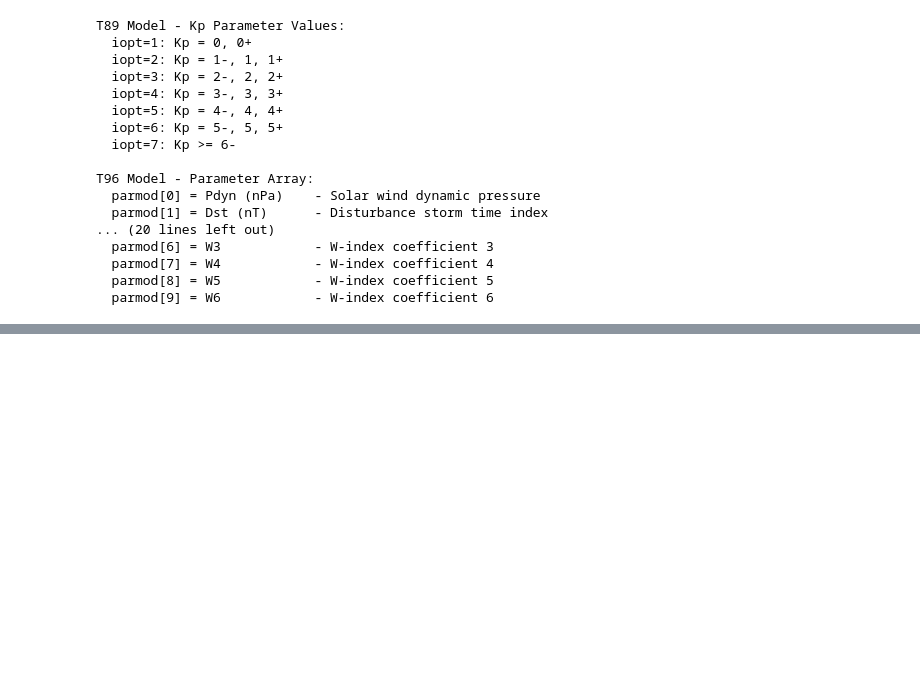
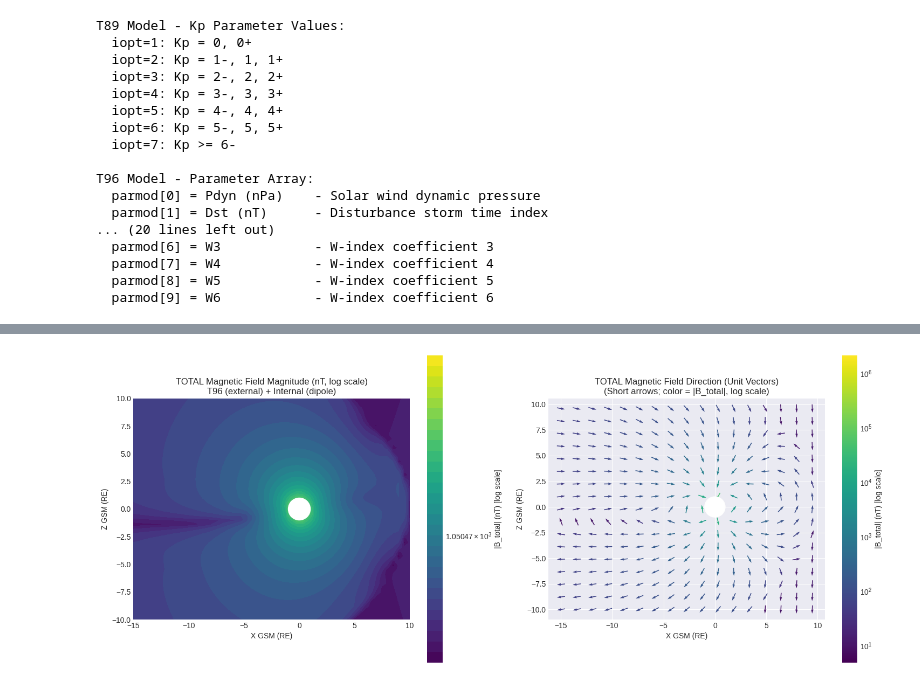
Before and after one commit to Butadiene/Mageometry, a Jupyter notebook: examples/notebooks/02_magnetic_field_models_guide.ipynb, the cells around one changed output, grey strips where cells are left out. Cells and saved outputs as stored; diff of their text form; code cells hidden in the pictures; blank space fills up the shorter version.

```diff
--- a/examples/notebooks/02_magnetic_field_models_guide.ipynb
+++ b/examples/notebooks/02_magnetic_field_models_guide.ipynb
@@ -288,0 +440,78 @@ Let's compare different models under the same conditions:
+# %%
+# ----------------------------
+# Visualize the TOTAL magnetic field in the MERIDIAN plane (X-Z)
+# Left: |B_total| (log scale)
+# Right: unit-vector arrows (quiver), colored by |B_total| on a log scale
+# ----------------------------
+fig, (ax1, ax2) = plt.subplots(1, 2, figsize=(15, 6))
+
+# ----- Left: field magnitude (log scale) -----
+bmin = np.nanmin(B_total[B_total > 0])
+bmax = np.nanmax(B_total)
+levels = np.logspace(np.log10(bmin), np.log10(bmax), 30)
+
+im1 = ax1.contourf(
+    X, Z, B_total,
+    levels=levels,
+    cmap='viridis',
+    norm=matplotlib.colors.LogNorm(vmin=bmin, vmax=bmax)
+)
+ax1.set_xlabel('X GSM (RE)')
+ax1.set_ylabel('Z GSM (RE)')
+ax1.set_title('TOTAL Magnetic Field Magnitude (nT, log scale)\nT96 (external) + Internal (dipole)')
+ax1.set_aspect('equal')
+
+# Add Earth
+earth = plt.Circle((0, 0), 1, color='white', zorder=10)
+ax1.add_patch(earth)
+
+cbar1 = plt.colorbar(im1, ax=ax1)
+cbar1.set_label('|B_total| (nT) [log scale]')
+
+# ----- Right: unit-vector arrows (log-colored) -----
+skip = 3
+Xs = X[::skip, ::skip]
+Zs = Z[::skip, ::skip]
+
+# In the meridian plane plot, we show directions using (Bx, Bz)
+Bx_s = Bx[::skip, ::skip]
+Bz_s = Bz[::skip, ::skip]
+Bmag_s = np.sqrt(Bx_s**2 + Bz_s**2)
+
+# Unit vectors (avoid division by zero)
+eps = 1e-12
+Bx_u = Bx_s / (Bmag_s + eps)
+Bz_u = Bz_s / (Bmag_s + eps)
+
+# Short constant arrow length (RE): direction only
+arrow_len = 0.8
+U = arrow_len * Bx_u
+V = arrow_len * Bz_u
+
+# Log-scaled coloring for arrows
+C = B_total[::skip, ::skip]
+q = ax2.quiver(
+    Xs, Zs, U, V,
+    C,
+    cmap='viridis',
+    norm=matplotlib.colors.LogNorm(vmin=bmin, vmax=bmax),
+    angles='xy', scale_units='xy', scale=1,
+    pivot='mid', width=0.003
+)
+
+ax2.set_xlabel('X GSM (RE)')
+ax2.set_ylabel('Z GSM (RE)')
+ax2.set_title('TOTAL Magnetic Field Direction (Unit Vectors)\n(Short arrows; color = |B_total|, log scale)')
+ax2.set_aspect('equal')
+
+# Add Earth
+earth2 = plt.Circle((0, 0), 1, color='white', zorder=10)
+ax2.add_patch(earth2)
+
+cbar2 = plt.colorbar(q, ax=ax2)
+cbar2.set_label('|B_total| (nT) [log scale]')
+
+plt.tight_layout()
+plt.show()
+# %% [output]
+[figure, added]
```
Also changed, not shown: parts of 23 cells of this notebook, 9 other files.
